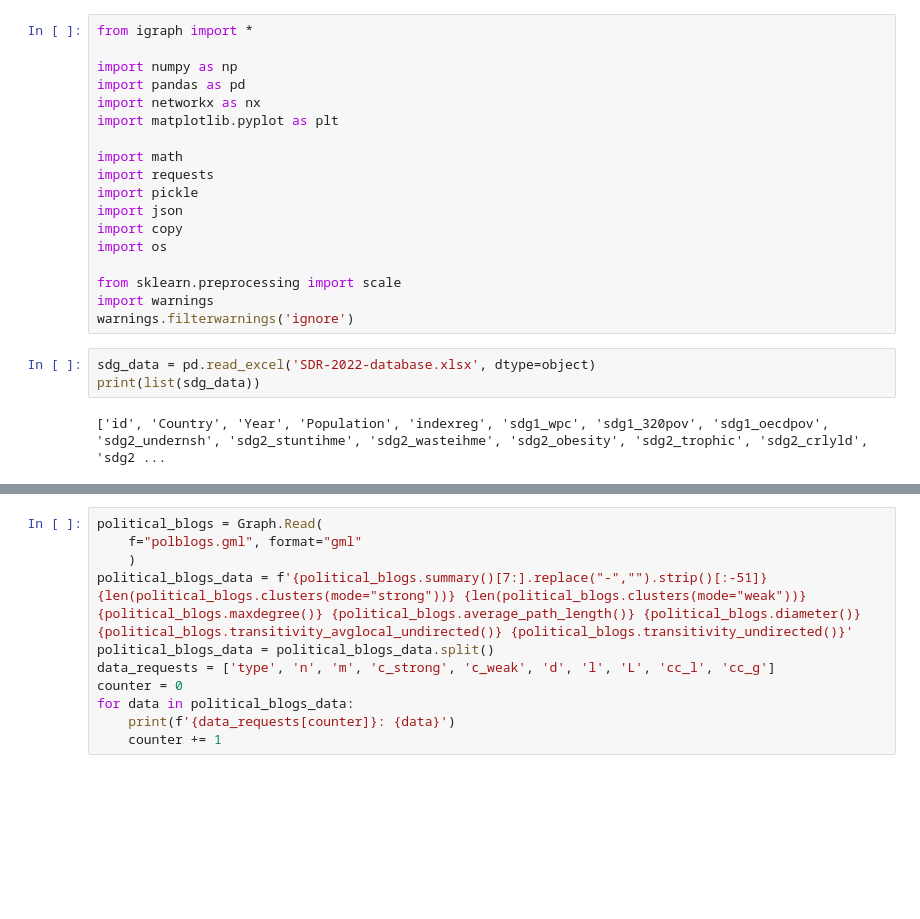
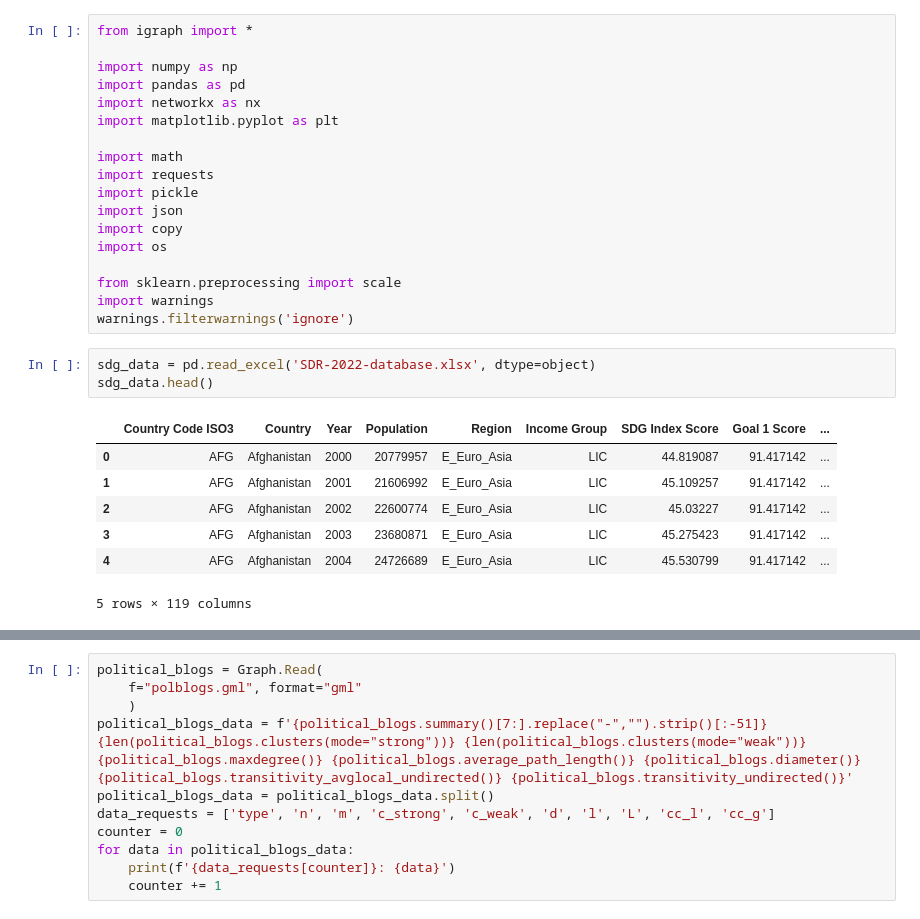
Before and after one commit to ericssimpson/sustainable-development-modeling, a Jupyter notebook: sdg_analysis.ipynb, the cells around one changed output, grey strips where cells are left out. Drawn from its saved outputs; the diff is of its cells as text; blank space fills up the shorter version.

```diff
--- a/sdg_analysis.ipynb
+++ b/sdg_analysis.ipynb
@@ -18,6 +18,12 @@ import warnings
 warnings.filterwarnings('ignore')
 # %%
 sdg_data = pd.read_excel('SDR-2022-database.xlsx', dtype=object)
-print(list(sdg_data))
+sdg_data.head()
 # %% [output]
+|  | Country Code ISO3 | Country | Year | Population | Region | Income Group | SDG Index Score | Goal 1 Score | ... |
+| 0 | AFG | Afghanistan | 2000 | 20779957 | E_Euro_Asia | LIC | 44.819087 | 91.417142 | ... |
+| 1 | AFG | Afghanistan | 2001 | 21606992 | E_Euro_Asia | LIC | 45.109257 | 91.417142 | ... |
+| 2 | AFG | Afghanistan | 2002 | 22600774 | E_Euro_Asia | LIC | 45.03227 | 91.417142 | ... |
+| 3 | AFG | Afghanistan | 2003 | 23680871 | E_Euro_Asia | LIC | 45.275423 | 91.417142 | ... |
+| 4 | AFG | Afghanistan | 2004 | 24726689 | E_Euro_Asia | LIC | 45.530799 | 91.417142 | ... |
-['id', 'Country', 'Year', 'Population', 'indexreg', 'sdg1_wpc', 'sdg1_320pov', 'sdg1_oecdpov', 'sdg2_undernsh', 'sdg2_stuntihme', 'sdg2_wasteihme', 'sdg2_obesity', 'sdg2_trophic', 'sdg2_crlyld', 'sdg2 ...
+5 rows × 119 columns
```
Also changed, not shown: parts of 1 cell of this notebook, 1 other file.
